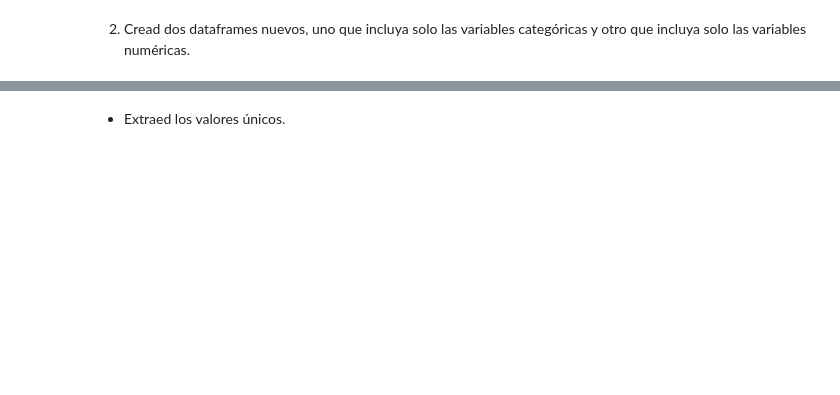
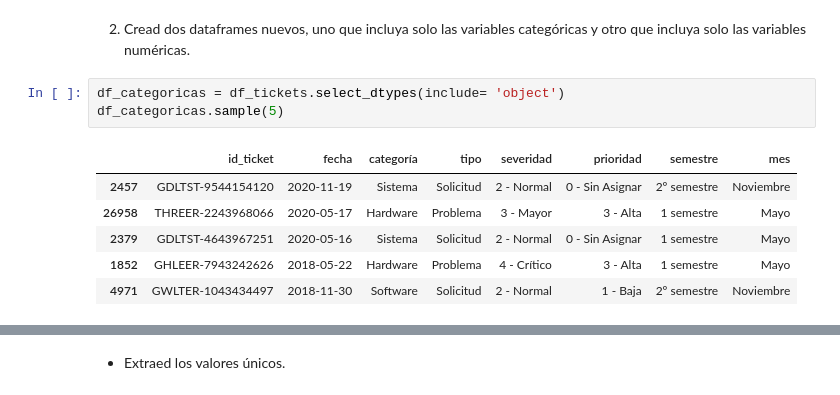
Before and after one commit to Adalab/promo-d-da-modulo2-sprint2-elisa-maitane, a Jupyter notebook: EDA_I_Introduccion.ipynb, the cells around one changed output, grey strips where cells are left out. Cells and saved outputs as stored; diff of their text form; blank space fills up the shorter version.

```diff
--- a/EDA_I_Introduccion.ipynb
+++ b/EDA_I_Introduccion.ipynb
@@ -10,2 +84,12 @@
 # %% [markdown]
 2. Cread dos dataframes nuevos, uno que incluya solo las variables categóricas y otro que incluya solo las variables numéricas.
+# %%
+df_categoricas = df_tickets.select_dtypes(include= 'object')
+df_categoricas.sample(5)
+# %% [output]
+|  | id_ticket | fecha | categoría | tipo | severidad | prioridad | semestre | mes |
+| 2457 | GDLTST-9544154120 | 2020-11-19 | Sistema | Solicitud | 2 - Normal | 0 - Sin Asignar | 2º semestre | Noviembre |
+| 26958 | THREER-2243968066 | 2020-05-17 | Hardware | Problema | 3 - Mayor | 3 - Alta | 1 semestre | Mayo |
+| 2379 | GDLTST-4643967251 | 2020-05-16 | Sistema | Solicitud | 2 - Normal | 0 - Sin Asignar | 1 semestre | Mayo |
+| 1852 | GHLEER-7943242626 | 2018-05-22 | Hardware | Problema | 4 - Crítico | 3 - Alta | 1 semestre | Mayo |
+| 4971 | GWLTER-1043434497 | 2018-11-30 | Software | Solicitud | 2 - Normal | 1 - Baja | 2º semestre | Noviembre |
```
Also changed, not shown: parts of 18 cells of this notebook.
